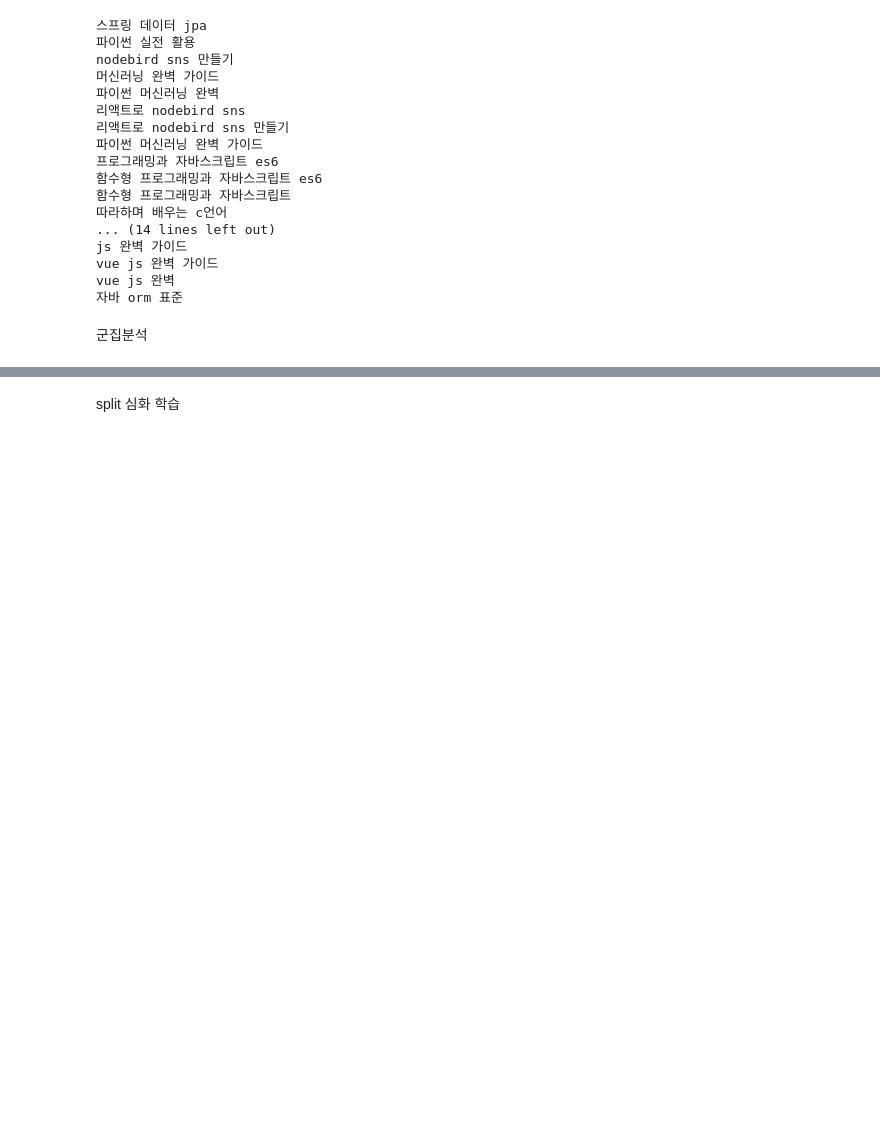
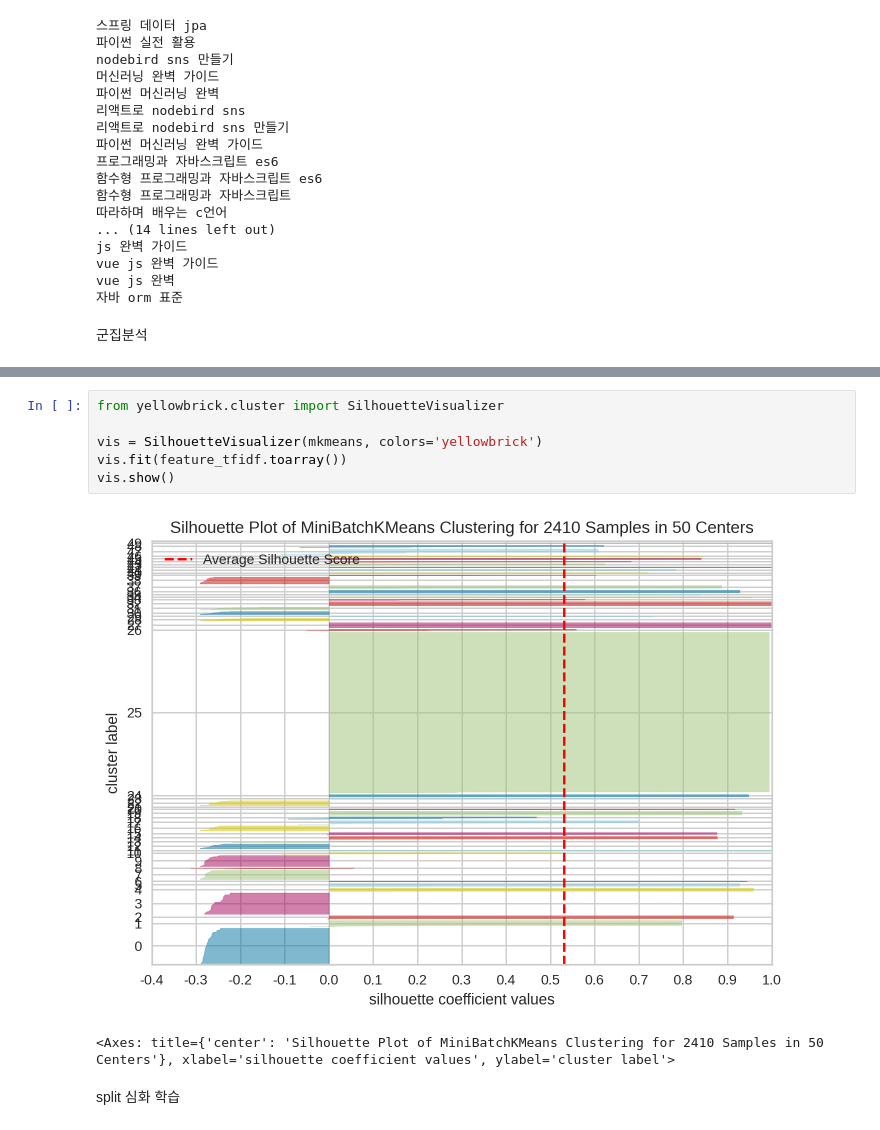
Before and after one commit to Kkimjiwoo/data_analysis_study, a Jupyter notebook: 실습/목표_comment_데이터분석.ipynb, the cells around one changed output, grey strips where cells are left out. Drawn from its saved outputs; the diff is of its cells as text; blank space fills up the shorter version.

```diff
--- a/실습/목표_comment_데이터분석.ipynb
+++ b/실습/목표_comment_데이터분석.ipynb
@@ -730,3 +957,12 @@ df.head()
+# %%
+from yellowbrick.cluster import SilhouetteVisualizer
+
+vis = SilhouetteVisualizer(mkmeans, colors='yellowbrick')
+vis.fit(feature_tfidf.toarray())
+vis.show()
+# %% [output]
+[figure, added]
+<Axes: title={'center': 'Silhouette Plot of MiniBatchKMeans Clustering for 2410 Samples in 50 Centers'}, xlabel='silhouette coefficient values', ylabel='cluster label'>
 # %% [markdown]
 split 심화 학습
 # %%
```
Also changed, not shown: parts of 24 cells of this notebook.
